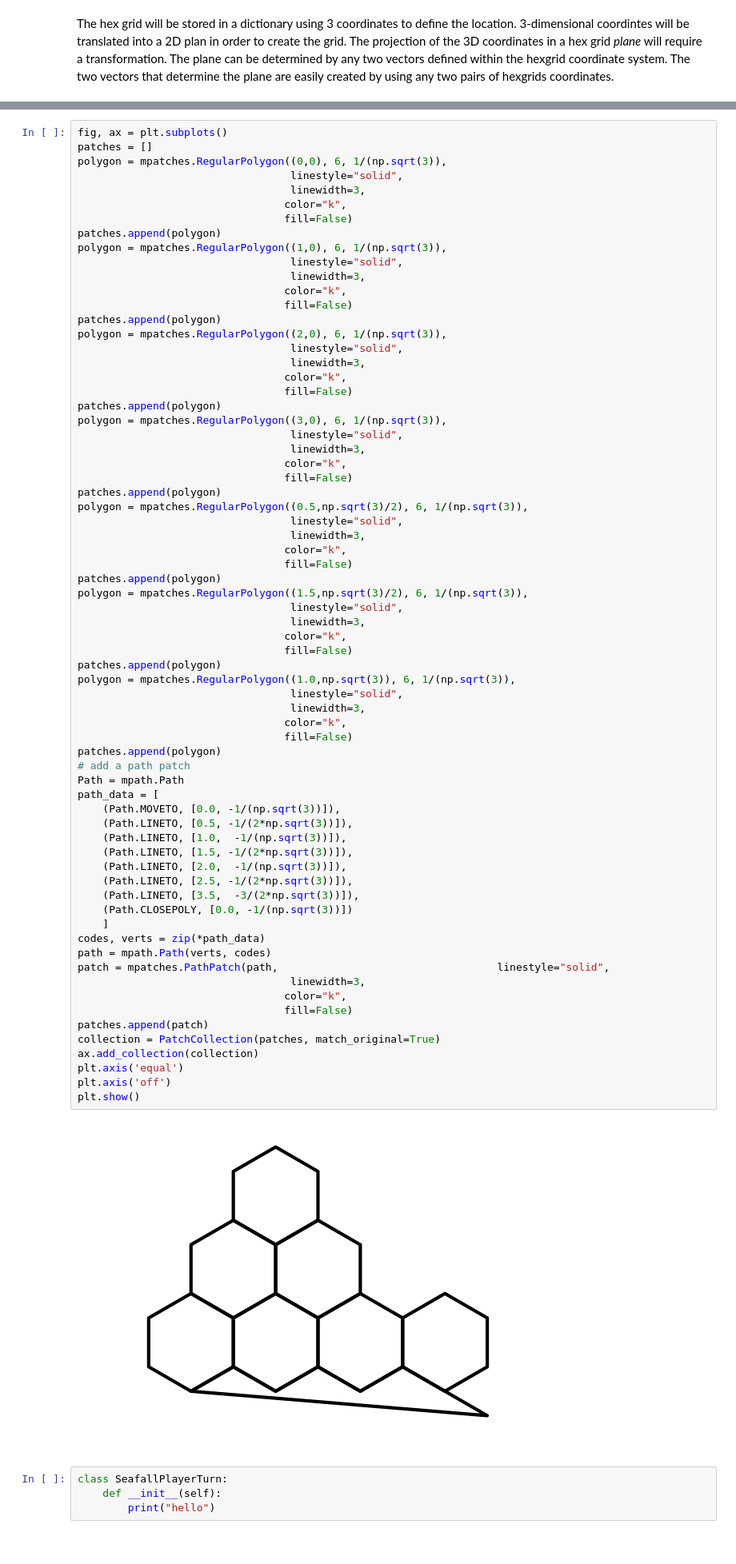
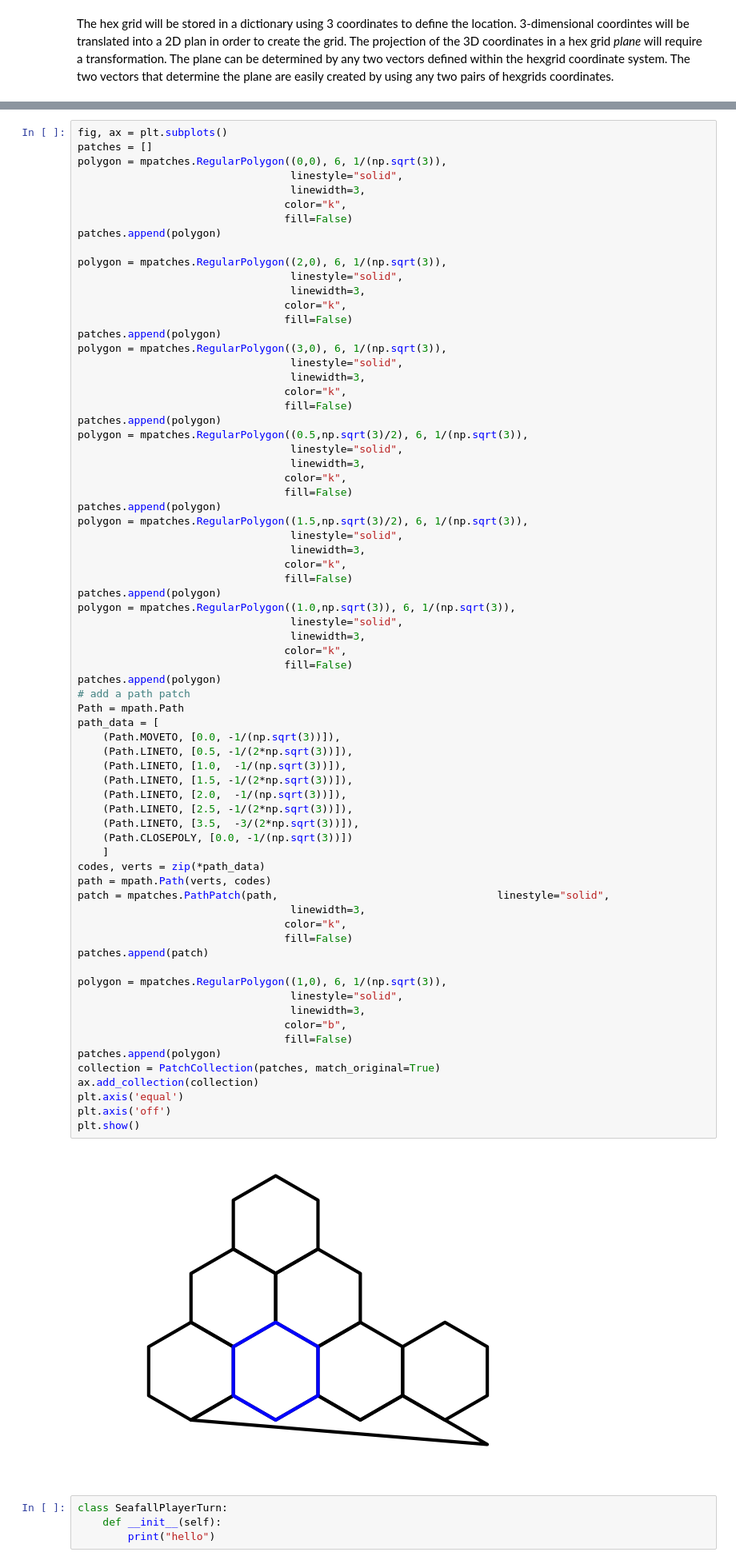
Before and after one commit to cardboardai/boardgame-bookie, a Jupyter notebook: boardgames/seafall/Hex Map.ipynb, the cells around one changed output, grey strips where cells are left out. Shown at 80% size. Cells and saved outputs as stored; diff of their text form.

```diff
--- a/boardgames/seafall/Hex Map.ipynb
+++ b/boardgames/seafall/Hex Map.ipynb
@@ -182,12 +197,7 @@ polygon = mpatches.RegularPolygon((0,0), 6, 1/(np.sqrt(3)),
                                  color="k",
                                  fill=False)
 patches.append(polygon)
-polygon = mpatches.RegularPolygon((1,0), 6, 1/(np.sqrt(3)),
-                                  linestyle="solid",
-                                  linewidth=3,
-                                 color="k",
-                                 fill=False)
-patches.append(polygon)
+
 polygon = mpatches.RegularPolygon((2,0), 6, 1/(np.sqrt(3)),
                                   linestyle="solid",
                                   linewidth=3,
@@ -216,34 +226,41 @@ polygon = mpatches.RegularPolygon((1.0,np.sqrt(3)), 6, 1/(np.sqrt(3)),
                                   linestyle="solid",
                                   linewidth=3,
                                  color="k",
                                  fill=False)
 patches.append(polygon)
 # add a path patch
 Path = mpath.Path
 path_data = [
     (Path.MOVETO, [0.0, -1/(np.sqrt(3))]),
     (Path.LINETO, [0.5, -1/(2*np.sqrt(3))]),
     (Path.LINETO, [1.0,  -1/(np.sqrt(3))]),
     (Path.LINETO, [1.5, -1/(2*np.sqrt(3))]),
     (Path.LINETO, [2.0,  -1/(np.sqrt(3))]),
     (Path.LINETO, [2.5, -1/(2*np.sqrt(3))]),
     (Path.LINETO, [3.5,  -3/(2*np.sqrt(3))]),
     (Path.CLOSEPOLY, [0.0, -1/(np.sqrt(3))])
     ]
 codes, verts = zip(*path_data)
 path = mpath.Path(verts, codes)
 patch = mpatches.PathPatch(path,                                   linestyle="solid",
                                   linewidth=3,
                                  color="k",
                                  fill=False)
 patches.append(patch)
+
+polygon = mpatches.RegularPolygon((1,0), 6, 1/(np.sqrt(3)),
+                                  linestyle="solid",
+                                  linewidth=3,
+                                 color="b",
+                                 fill=False)
+patches.append(polygon)
 collection = PatchCollection(patches, match_original=True)
 ax.add_collection(collection)
 plt.axis('equal')
 plt.axis('off')
 plt.show()
 # %% [output]
-[figure, old version]
+[figure, new version]
 # %%
 class SeafallPlayerTurn:
     def __init__(self):
```
Also changed, not shown: parts of 19 cells of this notebook, 1 other file.
